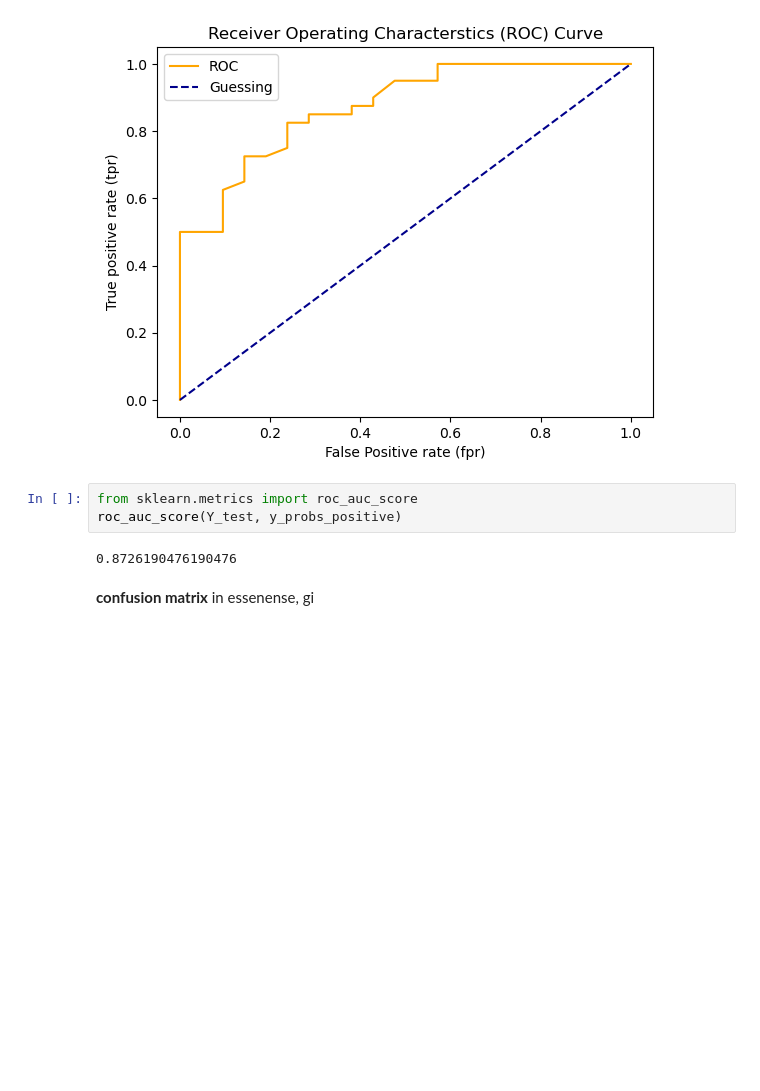
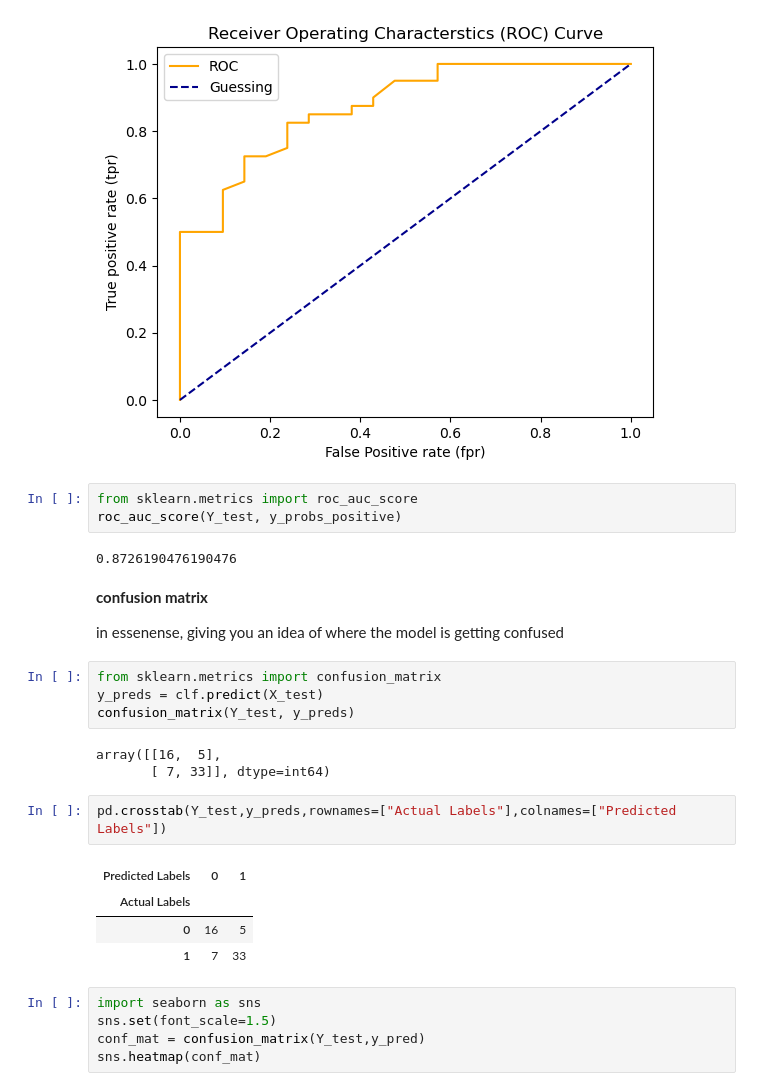
Before and after one commit to VBsaini/AI-Ml-udemy-ZTM, a Jupyter notebook: SKlearn.ipynb, the cells around one changed output. Cells and saved outputs as stored; diff of their text form; blank space fills up the shorter version.

Commit message:
did confusion_matrix part 1

```diff
--- a/SKlearn.ipynb
+++ b/SKlearn.ipynb
@@ -1059,4 +1059,24 @@ roc_auc_score(Y_test, y_probs_positive)
 0.8726190476190476
 # %% [markdown]
 **confusion matrix**
-in essenense, gi
+
+in essenense, giving you an idea of where the model is getting confused
+# %%
+from sklearn.metrics import confusion_matrix
+y_preds = clf.predict(X_test)
+confusion_matrix(Y_test, y_preds)
+# %% [output]
+array([[16,  5],
+       [ 7, 33]], dtype=int64)
+# %%
+pd.crosstab(Y_test,y_preds,rownames=["Actual Labels"],colnames=["Predicted Labels"])
+# %% [output]
+| Predicted Labels | 0 | 1 |
+| Actual Labels |  |  |
+| 0 | 16 | 5 |
+| 1 | 7 | 33 |
+# %%
+import seaborn as sns
+sns.set(font_scale=1.5)
+conf_mat = confusion_matrix(Y_test,y_pred)
+sns.heatmap(conf_mat)
```
